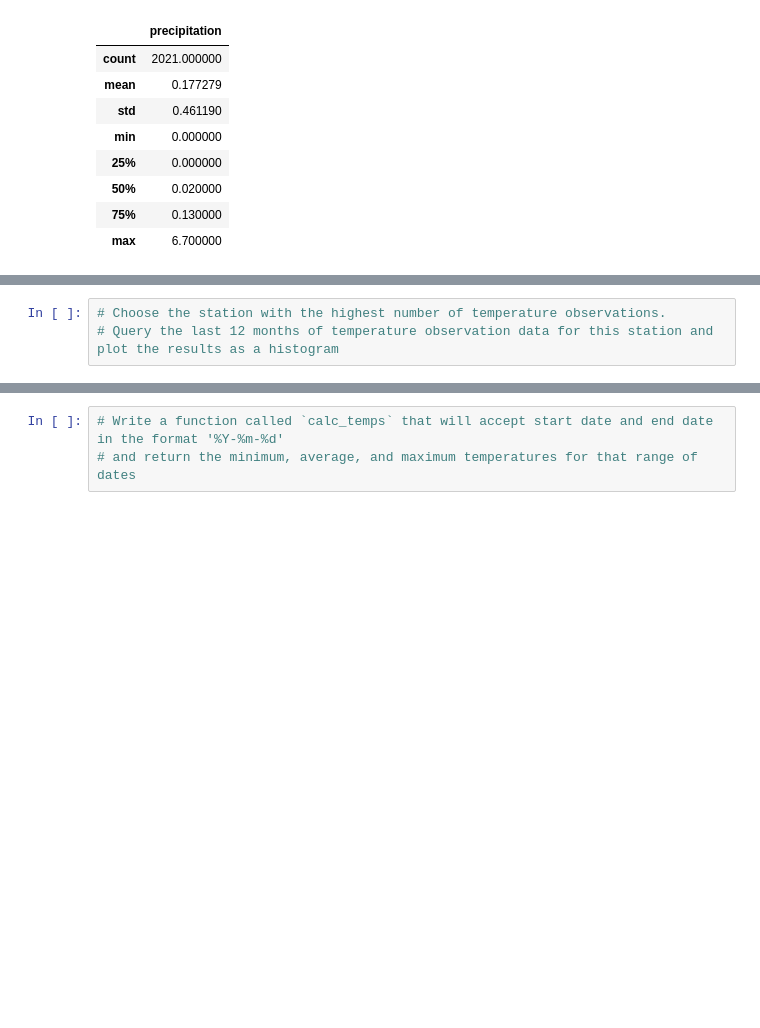
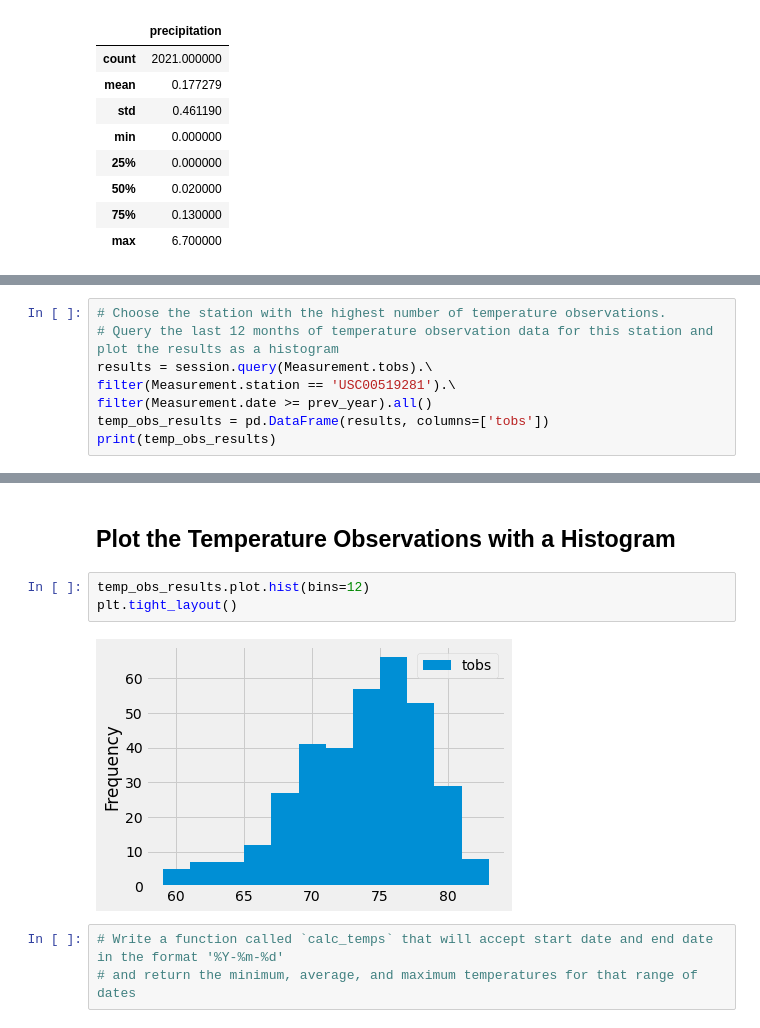
Before and after one commit to Tara-Lightner/surfs_up, a Jupyter notebook: climate_analysis.ipynb, the cells around one changed output, grey strips where cells are left out. Cells and saved outputs as stored; diff of their text form; blank space fills up the shorter version.

```diff
--- a/climate_analysis.ipynb
+++ b/climate_analysis.ipynb
@@ -178,3 +205,8 @@ df.describe()
 # %%
 # Choose the station with the highest number of temperature observations.
 # Query the last 12 months of temperature observation data for this station and plot the results as a histogram
+results = session.query(Measurement.tobs).\
+filter(Measurement.station == 'USC00519281').\
+filter(Measurement.date >= prev_year).all()
+temp_obs_results = pd.DataFrame(results, columns=['tobs'])
+print(temp_obs_results)
@@ -181,3 +228,10 @@ df.describe()
+# %% [markdown]
+## Plot the Temperature Observations with a Histogram
+# %%
+temp_obs_results.plot.hist(bins=12)
+plt.tight_layout()
+# %% [output]
+[figure, added]
 # %%
 # Write a function called `calc_temps` that will accept start date and end date in the format '%Y-%m-%d'
 # and return the minimum, average, and maximum temperatures for that range of dates
```
Also changed, not shown: parts of 8 cells of this notebook.
